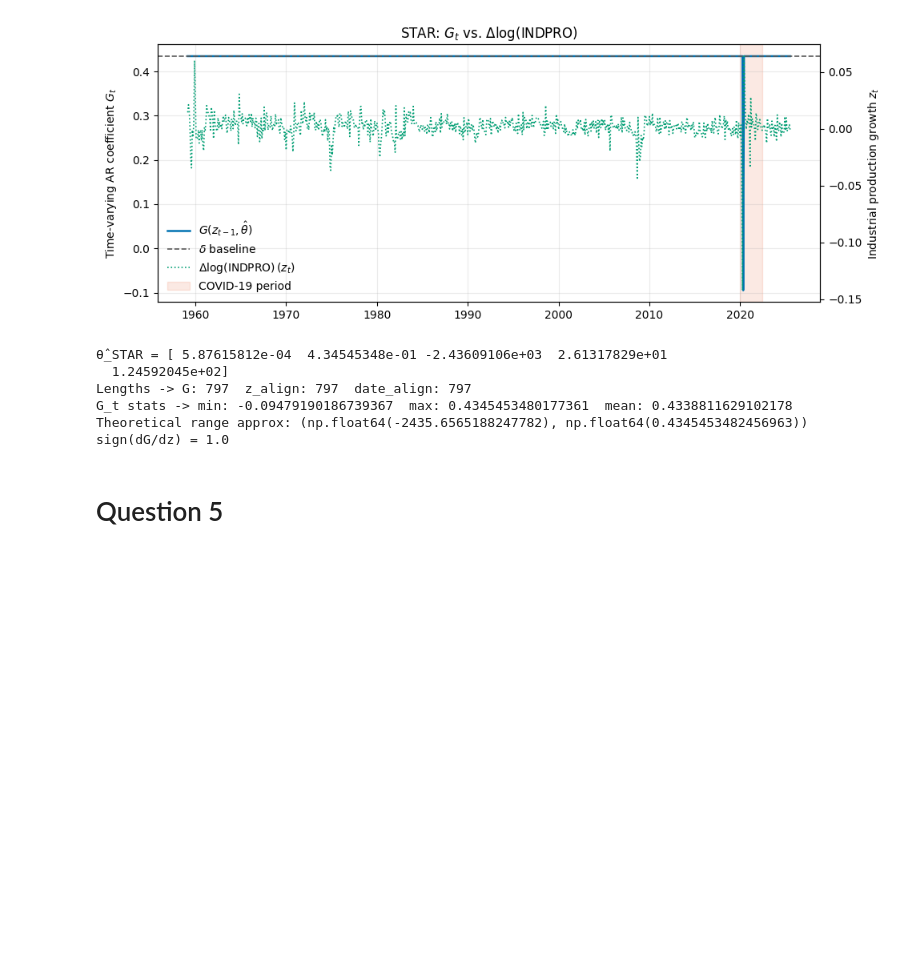
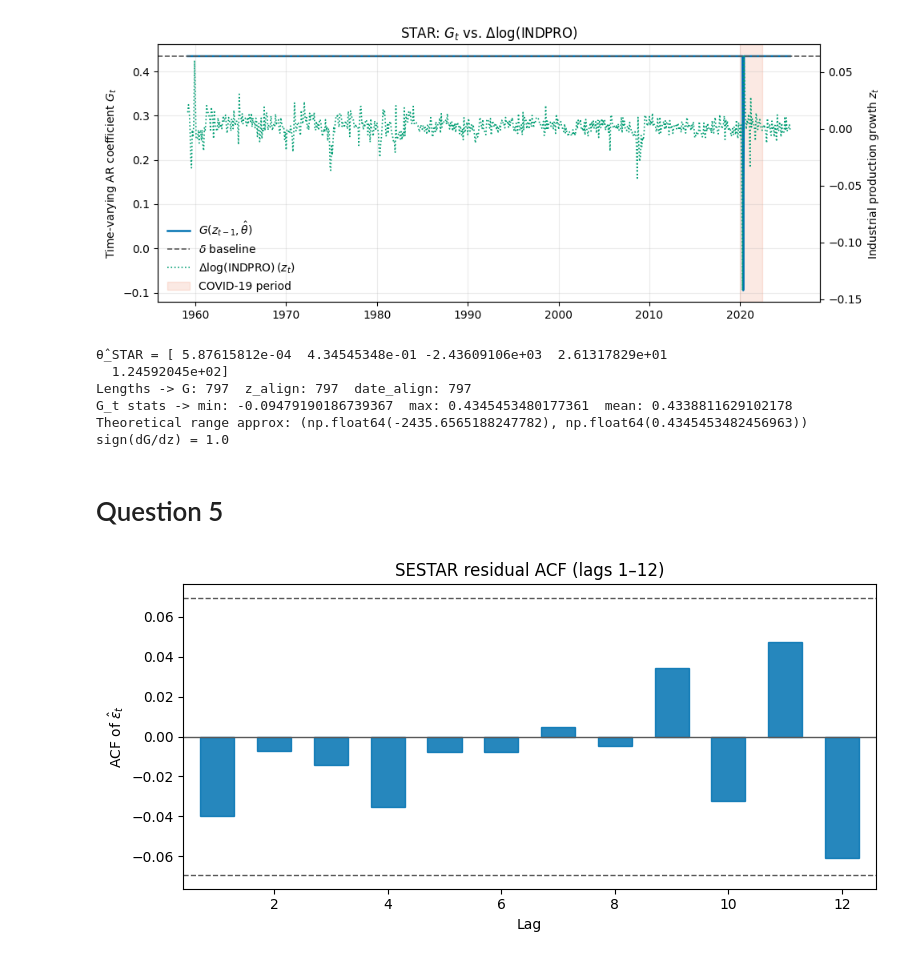
Before and after one commit to yipeisiao/E_EORM_AECTR, a Jupyter notebook: Main_notebook_GA2.ipynb, the cells around one changed output. Drawn from its saved outputs; the diff is of its cells as text; code cells hidden in the pictures; blank space fills up the shorter version.

```diff
--- a/Main_notebook_GA2.ipynb
+++ b/Main_notebook_GA2.ipynb
@@ -351,3 +351,74 @@ Theoretical range approx: (np.float64(-2435.6565188247782), np.float64(0.4345453
 sign(dG/dz) = 1.0
 # %% [markdown]
 # Question 5
+# %%
+# Results for Q5 (SESTAR residuals, ACF (lags 1–12), and Ljung–Box test)
+
+# Ljung–Box - if unavailable = skip
+try:
+    from statsmodels.stats.diagnostic import acorr_ljungbox
+except Exception:
+    acorr_ljungbox = None
+
+# 1) Read parameters and series
+theta_sestar = np.asarray(results_Q3["SESTAR"]["theta"])
+mu, delta, gamma, alpha, beta = theta_sestar
+date = pd.to_datetime(df_log_diff["DATE"])
+x = df_log_diff["UNRATE"].to_numpy()
+
+# 2) Fitted values and residuals for SESTAR
+def logistic(u):
+    u = np.clip(u, -30, 30)
+    return 1.0 / (1.0 + np.exp(u))
+
+g = gamma * logistic(alpha + beta * x[:-1])
+x_hat = mu + (delta + g) * x[:-1]
+
+eps = np.empty_like(x, dtype=float)
+eps[:] = np.nan
+eps[1:] = x[1:] - x_hat                       # residuals aligned to t>=2
+
+# 3) Sample ACF up to lag 12
+eps_valid = eps[1:] - np.nanmean(eps[1:])     # demean, drop first NaN
+T = len(eps_valid)
+
+def sample_acf(series, max_lag):
+    denom = np.sum(series**2)
+    acfs = []
+    for h in range(1, max_lag+1):
+        num = np.sum(series[h:] * series[:-h])
+        acfs.append(num / denom)
+    return np.array(acfs)
+
+max_lag = 12
+rho = sample_acf(eps_valid, max_lag=max_lag)
+ci = 1.96 / np.sqrt(T)  # ~95% reference band for white noise
+
+# 4) Plot ACF bars (single, main figure)
+lags = np.arange(1, max_lag+1)
+fig, ax = plt.subplots(figsize=(8, 4))
+ax.bar(lags, rho, width=0.6, color="#0072B2", edgecolor="#0072B2", alpha=0.85)
+ax.axhline(0, color="#595959", lw=1)
+ax.axhline(+ci, color="#595959", lw=1, ls="--")
+ax.axhline(-ci, color="#595959", lw=1, ls="--")
+ax.set_xlim(0.4, max_lag + 0.6)
+ax.set_xlabel("Lag")
+ax.set_ylabel(r"ACF of $\hat{\varepsilon}_t$")
+ax.set_title("SESTAR residual ACF (lags 1–12)")
+plt.tight_layout()
+plt.show()
+
+# 5) Ljung–Box test up to lag 12
+if acorr_ljungbox is not None:
+    lb = acorr_ljungbox(eps_valid, lags=[12], return_df=True)  # columns: lb_stat, lb_pvalue
+    print(lb)
+else:
+    print("statsmodels not available -> skipped Ljung–Box test.")
+
+# 6) Print ACF values and CI
+print("\nResidual ACF (lags 1..12):")
+for h, r in zip(lags, rho):
+    print(f"lag {h:2d}: {r:+.3f}")
+print(f"\nApprox. 95% reference band: ±{ci:.3f}  (T={T})")
+# %% [output]
+[figure, added]
```
Also changed, not shown: parts of 2 cells of this notebook.
